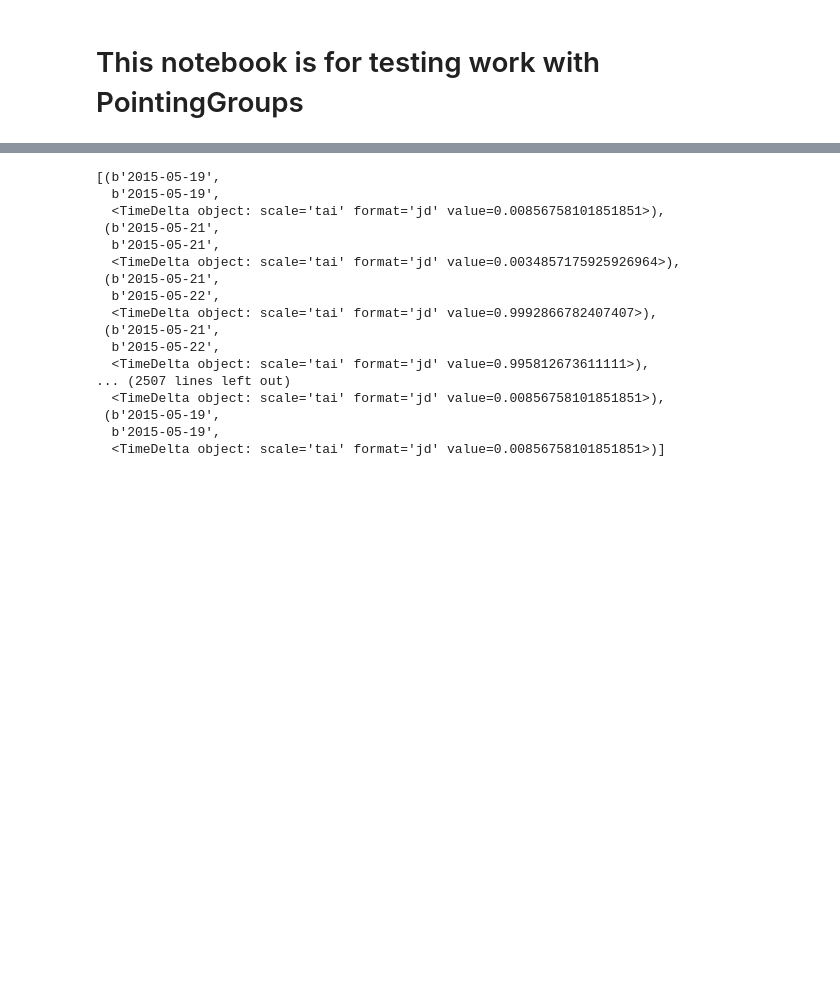
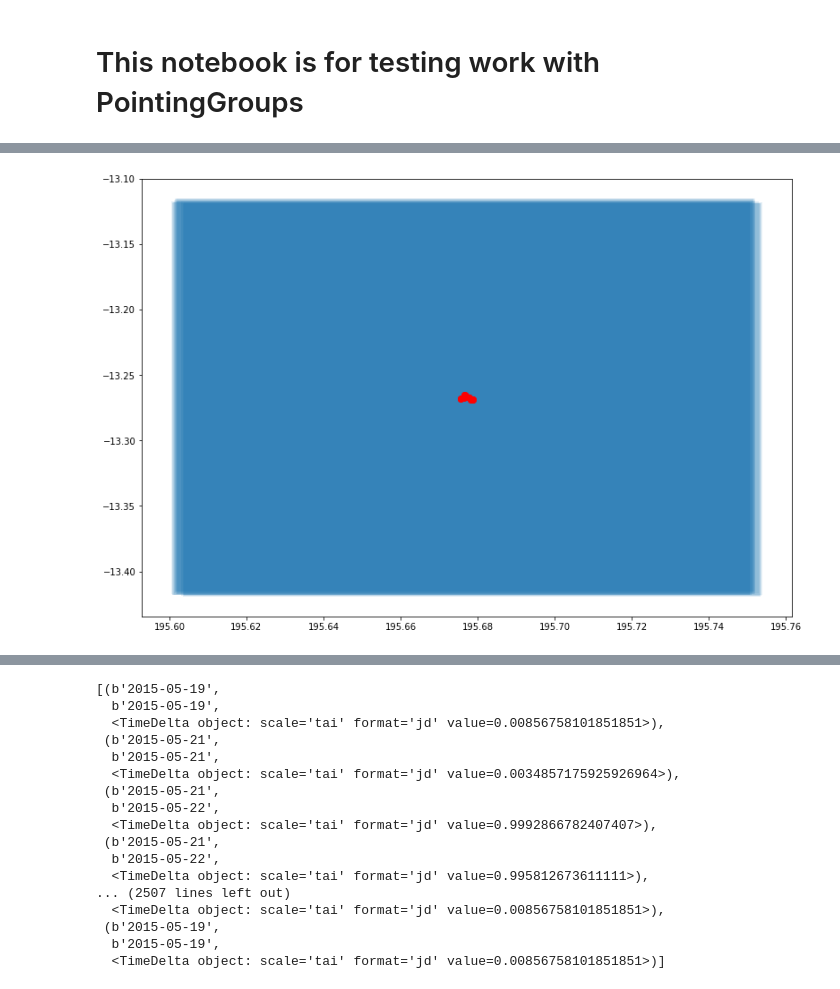
Before and after one commit to smotherh/KBMOD_paper2_data_preperation, a Jupyter notebook: pointing_metadata/NEO_Fields.ipynb, the cells around one changed output, grey strips where cells are left out. Drawn from its saved outputs; the diff is of its cells as text; code cells hidden in the pictures; blank space fills up the shorter version.

```diff
--- a/pointing_metadata/NEO_Fields.ipynb
+++ b/pointing_metadata/NEO_Fields.ipynb
@@ -38,6 +58,11 @@ def plot_pointings(visit_id, ra, dec):
     ax.add_collection(rect_patches_collection)
 
     ax.scatter(ra, dec, color="red")
+# %%
+group = pg[172]
+plot_pointings(group["visit_id"], group["ra"], group["dec"])
+# %% [output]
+[figure, added]
 # %%
 # make a plot of all pointings
 visit_id = pg.table["visit_id"]
```
Also changed, not shown: parts of 3 cells of this notebook.
